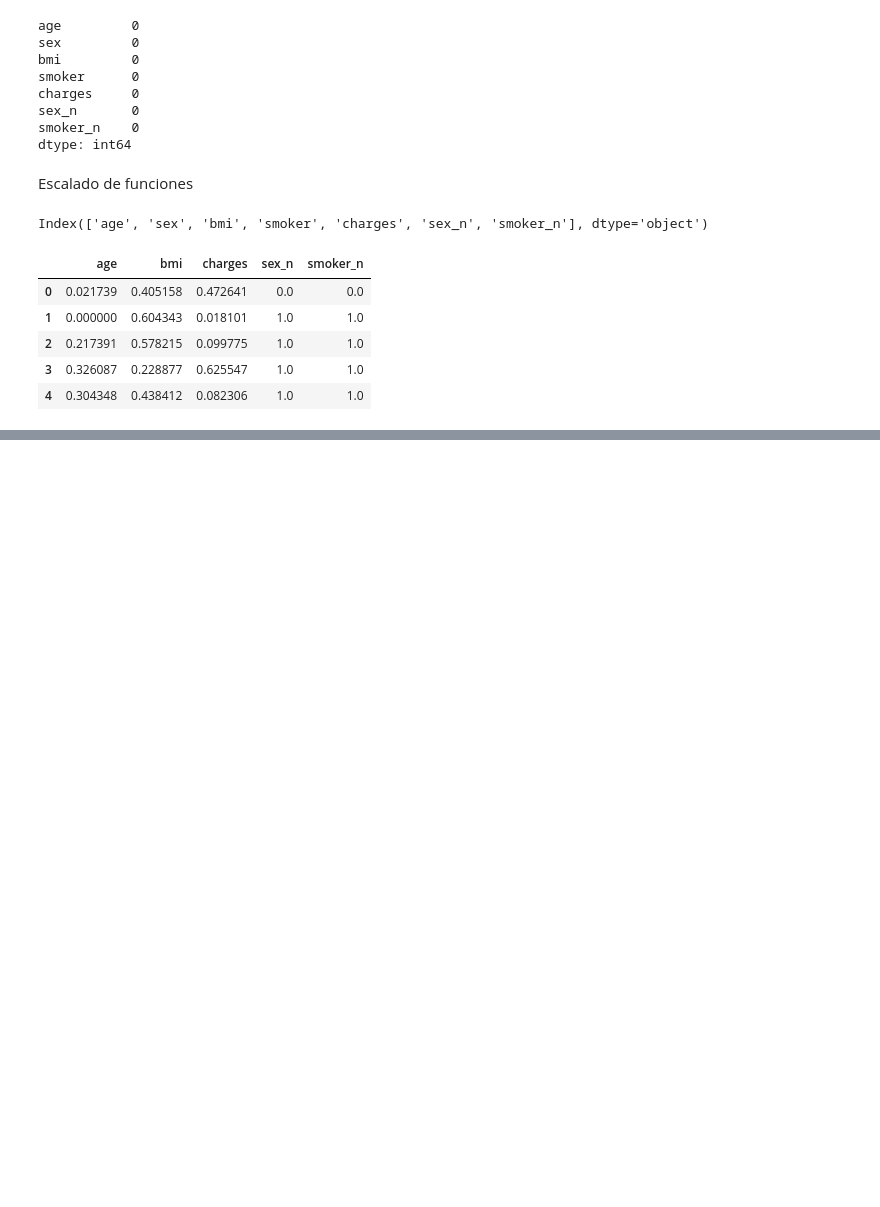
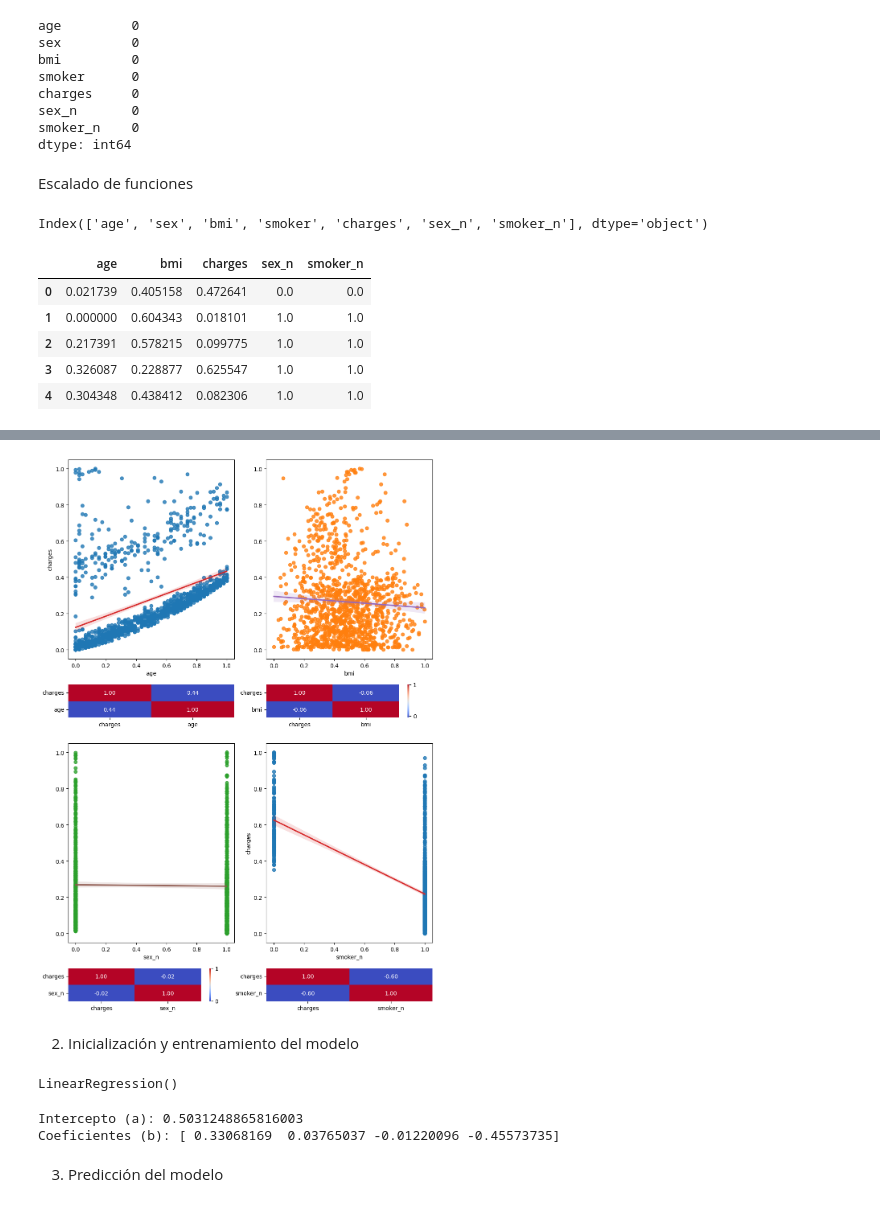
Before and after one commit to Eleiny9/machine-learning-python-template, a Jupyter notebook: src/explore.ipynb, the cells around one changed output, grey strips where cells are left out. Saved outputs shown, nothing was run; the diff lists cells and outputs as text; code cells hidden in the pictures; blank space fills up the shorter version.

Commit message:
Regresión Lineal

```diff
--- a/src/explore.ipynb
+++ b/src/explore.ipynb
@@ -487,0 +524,7 @@ df_scal.head()
+# %%
+# obtenemos los datos de entrenamiento y test
+
+train_data = pd.read_csv("../data/processed/train.csv")
+test_data = pd.read_csv("../data/processed/test.csv")
+
+train_data.head()
@@ -487,0 +547,36 @@ df_scal.head()
+# %%
+
+total_data = pd.concat([train_data, test_data])
+
+# Crear la figura y ejes
+fig, axis = plt.subplots(4, 2, figsize=(10, 14), gridspec_kw={"height_ratios": [6, 1, 6, 1]})
+
+# Crear los gráficos de regresión con colores asignados directamente
+sns.regplot(ax=axis[0, 0], data=total_data, x="age", y="charges",
+            scatter_kws={'color': '#1f77b4'}, line_kws={'color': '#d62728'})
+sns.heatmap(total_data[["charges", "age"]].corr(), annot=True, fmt=".2f", ax=axis[1, 0], cbar=False, cmap='coolwarm')
+
+sns.regplot(ax=axis[0, 1], data=total_data, x="bmi", y="charges",
+            scatter_kws={'color': '#ff7f0e'}, line_kws={'color': '#9467bd'}).set(ylabel=None)
+sns.heatmap(total_data[["charges", "bmi"]].corr(), annot=True, fmt=".2f", ax=axis[1, 1], cmap='coolwarm')
+
+sns.regplot(ax=axis[2, 0], data=total_data, x="sex_n", y="charges",
+            scatter_kws={'color': '#2ca02c'}, line_kws={'color': '#8c564b'}).set(ylabel=None)
+sns.heatmap(total_data[["charges", "sex_n"]].corr(), annot=True, fmt=".2f", ax=axis[3, 0], cmap='coolwarm').set(ylabel=None)
+
+sns.regplot(ax=axis[2, 1], data=total_data, x="smoker_n", y="charges",
+            scatter_kws={'color': '#1f77b4'}, line_kws={'color': '#d62728'})
+sns.heatmap(total_data[["charges", "smoker_n"]].corr(), annot=True, fmt=".2f", ax=axis[3, 1], cbar=False, cmap='coolwarm')
+
+# Ajustar el layout
+plt.tight_layout()
+
+# Mostrar el gráfico
+plt.show()
+
+# Se observa
+# Una alta relacion la variable objetivo con edad y si la persona fuma
+# La correlación de 0.44 indica una relación moderada positiva entre la edad y los cargos médicos. No es una correlación extremadamente fuerte, pero sugiere que la edad es un factor relevante en los costos del seguro médico.
+## Se observa uns correlacion negativa de -0.60 de smoker y charges  puede  indicar que el tabaquismo es un factor importante en el aumento de los costos médicos por ende la prima del seguro sera alta
+# %% [output]
+[figure, added]
@@ -487,0 +588,18 @@ df_scal.head()
+# %% [markdown]
+ 2. Inicialización y entrenamiento del modelo
+# %%
+from sklearn.linear_model import LinearRegression
+
+model = LinearRegression()
+model.fit(X_train, y_train)
+# %% [output]
+LinearRegression()
+# %%
+# los parámetros (variables  y ) que ha ajustado el modelo:
+print(f"Intercepto (a): {model.intercept_}")
+print(f"Coeficientes (b): {model.coef_}")
+# %% [output]
+Intercepto (a): 0.5031248865816003
+Coeficientes (b): [ 0.33068169  0.03765037 -0.01220096 -0.45573735]
+# %% [markdown]
+3. Predicción del modelo
```
Also changed, not shown: parts of 11 cells of this notebook, 3 other files.
